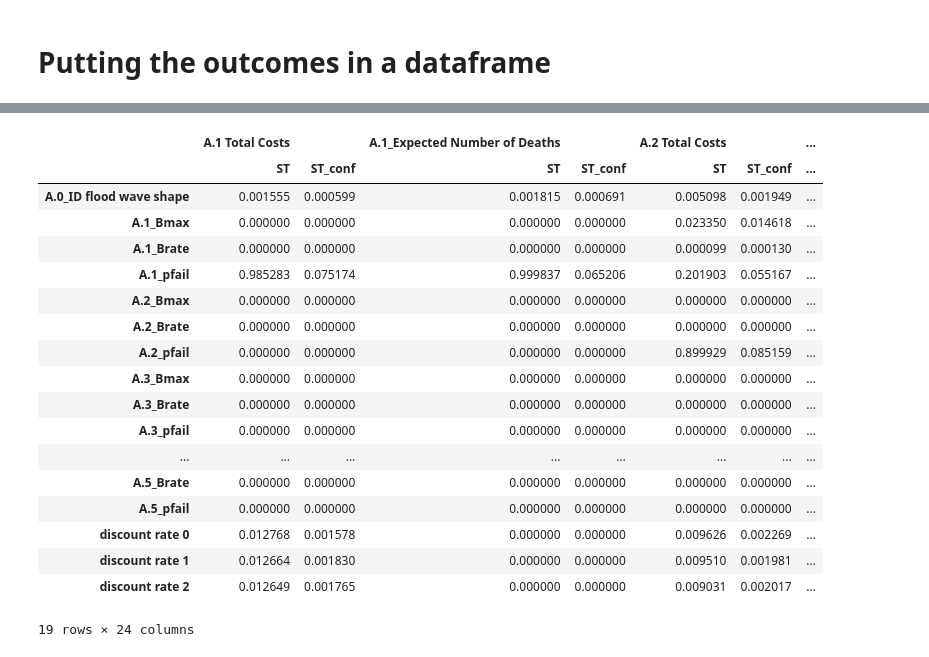
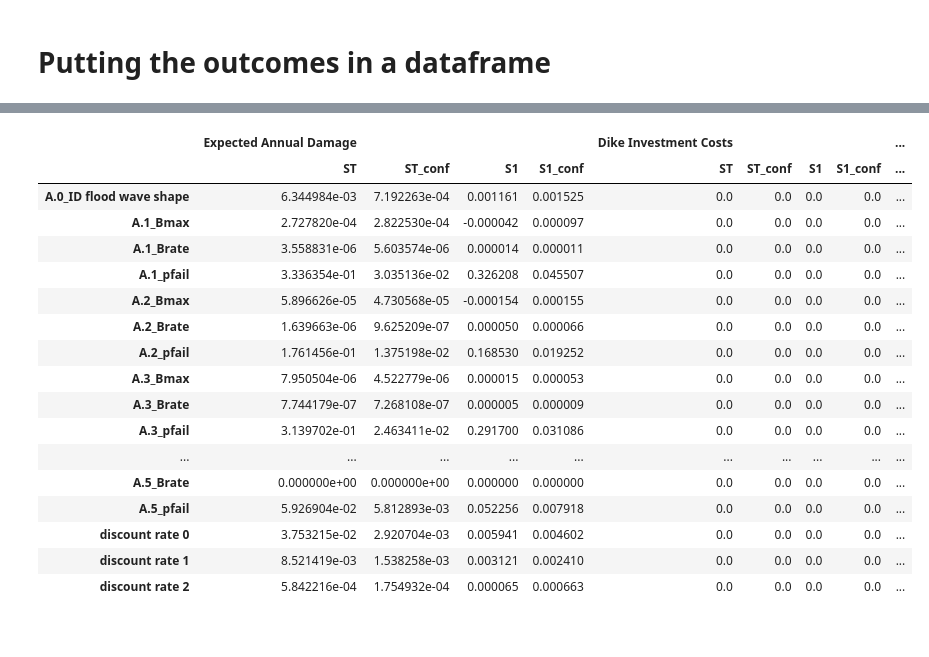
Before and after one commit to jeroenvantil/epa141A_open, a Jupyter notebook: final assignment/Sobol SA.ipynb, the cells around one changed output, grey strips where cells are left out. Cells and saved outputs as stored; diff of their text form; code cells hidden in the pictures.

Commit message:
SOBOl gefixt met nog meer plotjes

```diff
--- a/final assignment/Sobol SA.ipynb
+++ b/final assignment/Sobol SA.ipynb
@@ -101,10 +101,10 @@ ScalarOutcome('Expected Number of Deaths', variable_name=('A.1_Expected Number o
 # %% [markdown]
 # Putting the outcomes in a dataframe
 # %%
-with open('saved_experiments.pkl', 'rb') as file:
+with open('experiments_SOBOL_1000x30', 'rb') as file:
     experiments = pickle.load(file)
 
-with open('saved_outcomes.pkl', 'rb') as file:
+with open('outcomes_SOBOL_1000x30', 'rb') as file:
     outcomes = pickle.load(file)
 # %%
 # Store all outcome names in a list
@@ -115,4 +115,4 @@ print(outcome_names)
 # %%
 # Make a Dataframe with the Outcomes on the columns and the Uncertainties as rows
-Si = sobol.analyze(problem, outcomes["A.1 Total Costs"], calc_second_order=True, print_to_console=True)
+Si = sobol.analyze(problem, outcomes["Expected Annual Damage"], calc_second_order=True, print_to_console=True)
 # %% [output]
@@ -134,5 +134,5 @@ A.4_Bmax                 0.000000  0.000000
 
 [171 rows x 2 columns]
 # %%
-Si_filter = {k:Si[k] for k in ['ST','ST_conf']}
+Si_filter = {k:Si[k] for k in ['ST','ST_conf', 'S1', 'S1_conf']}
 Si_df = pd.DataFrame(Si_filter, index=problem['names'])
@@ -157,43 +159,42 @@ Si_df = pd.DataFrame(Si_filter, index=problem['names'])
 # %%
 results_dict = {}
 
 for outcome in outcome_names:
     # Perform the Sobol analysis for each outcome
     Si = sobol.analyze(problem, outcomes[outcome], calc_second_order=True, print_to_console=False)
 
     # Filter the results
-    Si_filter = {k: Si[k] for k in ['ST', 'ST_conf']}
+    Si_filter = {k: Si[k] for k in ['ST', 'ST_conf', 'S1', 'S1_conf']}
 
     # Create a DataFrame from the filtered results
     Si_df = pd.DataFrame(Si_filter, index=problem['names'])
 
     # Store the DataFrame in the results dictionary
     results_dict[outcome] = Si_df
 
 # Concatenate all the DataFrames in the results dictionary into a single DataFrame
 # Use MultiIndex to handle multiple outcomes
 final_df = pd.concat(results_dict, axis=1)
 
 # Display the final DataFrame
 display(final_df)
 # %% [output]
-|  | A.1 Total Costs |  | A.1_Expected Number of Deaths |  | A.2 Total Costs |  | ... |
-|  | ST | ST_conf | ST | ST_conf | ST | ST_conf | ... |
-| A.0_ID flood wave shape | 0.001555 | 0.000599 | 0.001815 | 0.000691 | 0.005098 | 0.001949 | ... |
-| A.1_Bmax | 0.000000 | 0.000000 | 0.000000 | 0.000000 | 0.023350 | 0.014618 | ... |
-| A.1_Brate | 0.000000 | 0.000000 | 0.000000 | 0.000000 | 0.000099 | 0.000130 | ... |
-| A.1_pfail | 0.985283 | 0.075174 | 0.999837 | 0.065206 | 0.201903 | 0.055167 | ... |
-| A.2_Bmax | 0.000000 | 0.000000 | 0.000000 | 0.000000 | 0.000000 | 0.000000 | ... |
-| A.2_Brate | 0.000000 | 0.000000 | 0.000000 | 0.000000 | 0.000000 | 0.000000 | ... |
-| A.2_pfail | 0.000000 | 0.000000 | 0.000000 | 0.000000 | 0.899929 | 0.085159 | ... |
-| A.3_Bmax | 0.000000 | 0.000000 | 0.000000 | 0.000000 | 0.000000 | 0.000000 | ... |
-| A.3_Brate | 0.000000 | 0.000000 | 0.000000 | 0.000000 | 0.000000 | 0.000000 | ... |
-| A.3_pfail | 0.000000 | 0.000000 | 0.000000 | 0.000000 | 0.000000 | 0.000000 | ... |
-| ... | ... | ... | ... | ... | ... | ... | ... |
-| A.5_Brate | 0.000000 | 0.000000 | 0.000000 | 0.000000 | 0.000000 | 0.000000 | ... |
-| A.5_pfail | 0.000000 | 0.000000 | 0.000000 | 0.000000 | 0.000000 | 0.000000 | ... |
-| discount rate 0 | 0.012768 | 0.001578 | 0.000000 | 0.000000 | 0.009626 | 0.002269 | ... |
-| discount rate 1 | 0.012664 | 0.001830 | 0.000000 | 0.000000 | 0.009510 | 0.001981 | ... |
-| discount rate 2 | 0.012649 | 0.001765 | 0.000000 | 0.000000 | 0.009031 | 0.002017 | ... |
+|  | Expected Annual Damage |  |  |  | Dike Investment Costs |  |  |  | ... |
+|  | ST | ST_conf | S1 | S1_conf | ST | ST_conf | S1 | S1_conf | ... |
+| A.0_ID flood wave shape | 6.344984e-03 | 7.192263e-04 | 0.001161 | 0.001525 | 0.0 | 0.0 | 0.0 | 0.0 | ... |
+| A.1_Bmax | 2.727820e-04 | 2.822530e-04 | -0.000042 | 0.000097 | 0.0 | 0.0 | 0.0 | 0.0 | ... |
+| A.1_Brate | 3.558831e-06 | 5.603574e-06 | 0.000014 | 0.000011 | 0.0 | 0.0 | 0.0 | 0.0 | ... |
+| A.1_pfail | 3.336354e-01 | 3.035136e-02 | 0.326208 | 0.045507 | 0.0 | 0.0 | 0.0 | 0.0 | ... |
+| A.2_Bmax | 5.896626e-05 | 4.730568e-05 | -0.000154 | 0.000155 | 0.0 | 0.0 | 0.0 | 0.0 | ... |
+| A.2_Brate | 1.639663e-06 | 9.625209e-07 | 0.000050 | 0.000066 | 0.0 | 0.0 | 0.0 | 0.0 | ... |
+| A.2_pfail | 1.761456e-01 | 1.375198e-02 | 0.168530 | 0.019252 | 0.0 | 0.0 | 0.0 | 0.0 | ... |
+| A.3_Bmax | 7.950504e-06 | 4.522779e-06 | 0.000015 | 0.000053 | 0.0 | 0.0 | 0.0 | 0.0 | ... |
+| A.3_Brate | 7.744179e-07 | 7.268108e-07 | 0.000005 | 0.000009 | 0.0 | 0.0 | 0.0 | 0.0 | ... |
+| A.3_pfail | 3.139702e-01 | 2.463411e-02 | 0.291700 | 0.031086 | 0.0 | 0.0 | 0.0 | 0.0 | ... |
+| ... | ... | ... | ... | ... | ... | ... | ... | ... | ... |
+| A.5_Brate | 0.000000e+00 | 0.000000e+00 | 0.000000 | 0.000000 | 0.0 | 0.0 | 0.0 | 0.0 | ... |
+| A.5_pfail | 5.926904e-02 | 5.812893e-03 | 0.052256 | 0.007918 | 0.0 | 0.0 | 0.0 | 0.0 | ... |
+| discount rate 0 | 3.753215e-02 | 2.920704e-03 | 0.005941 | 0.004602 | 0.0 | 0.0 | 0.0 | 0.0 | ... |
+| discount rate 1 | 8.521419e-03 | 1.538258e-03 | 0.003121 | 0.002410 | 0.0 | 0.0 | 0.0 | 0.0 | ... |
+| discount rate 2 | 5.842216e-04 | 1.754932e-04 | 0.000065 | 0.000663 | 0.0 | 0.0 | 0.0 | 0.0 | ... |
-19 rows × 24 columns
 # %%
```
Also changed, not shown: parts of 9 cells of this notebook.
